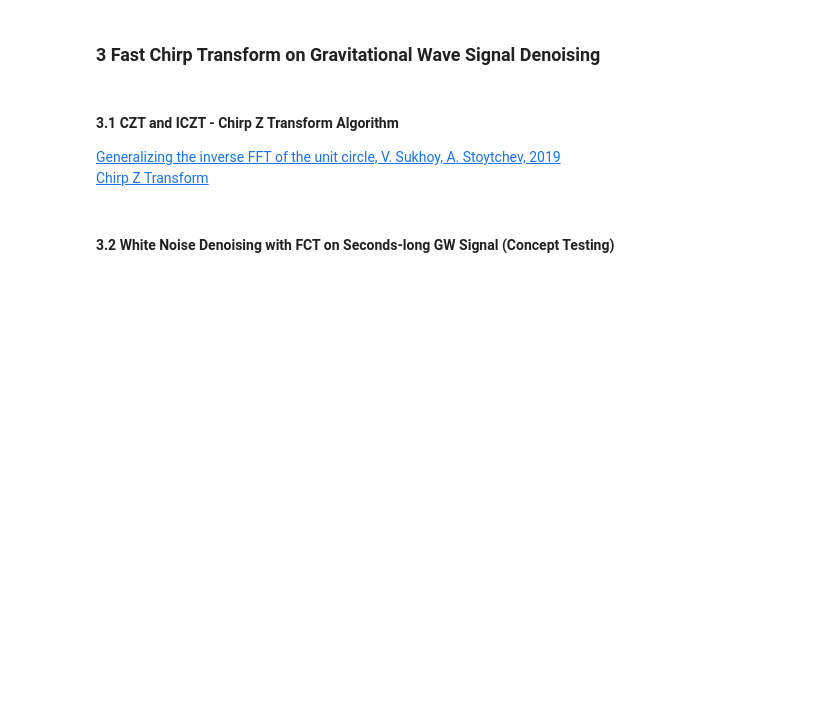
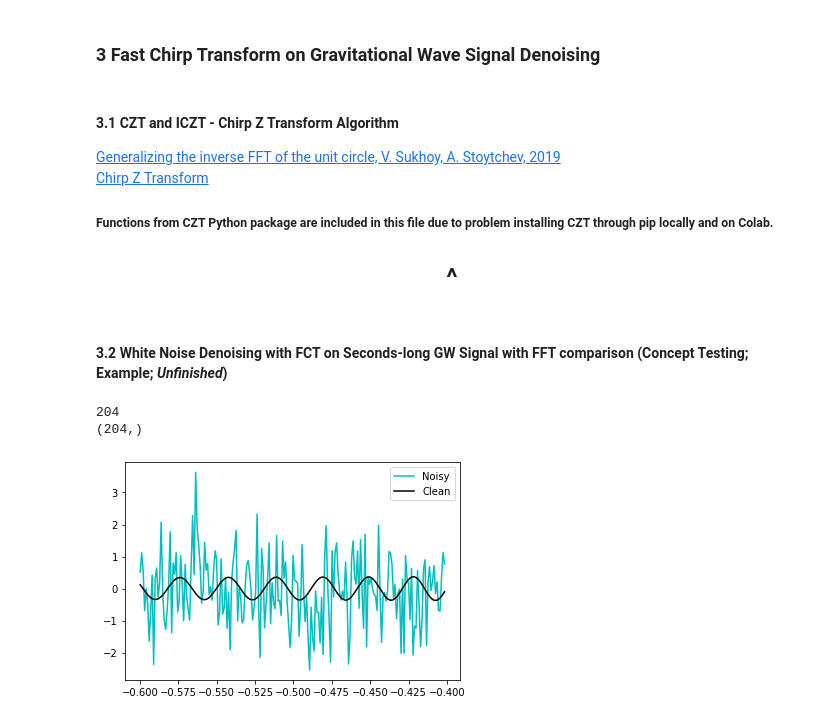
Before and after one commit to xli2522/GW-SignalGen, a Jupyter notebook: fast_chirp_gw.ipynb, the cells around one changed output. Saved outputs shown, nothing was run; the diff lists cells and outputs as text; code cells hidden in the pictures; blank space fills up the shorter version.

Commit message:
Small update on CZT functions, FFT-CZT Comparison

```diff
--- a/fast_chirp_gw.ipynb
+++ b/fast_chirp_gw.ipynb
@@ -368,3 +388,6 @@ plt.show()
 #### 3.1 CZT and ICZT - Chirp Z Transform Algorithm
 [Generalizing the inverse FFT of the unit circle, V. Sukhoy, A. Stoytchev, 2019](https://www.nature.com/articles/s41598-019-50234-9) <br>
 [Chirp Z Transform](https://github.com/garrettj403/CZT)
+##### Functions from CZT Python package are included in this file due to problem installing CZT through pip locally and on Colab.
+
+# <center>  ^</center>
@@ -371,2 +620,27 @@ plt.show()
 # %% [markdown]
-#### 3.2 White Noise Denoising with FCT on Seconds-long GW Signal (Concept Testing)
+#### 3.2 White Noise Denoising with FCT on Seconds-long GW Signal with FFT comparison (Concept Testing; Example; *<b>*Unfinished*</b>*)
+# %%
+#load noisy data
+noisy_series_CZT = noisy_series[-1]
+clean_series_CZT = clean_series[-1]
+current_series = generated_series[-1]
+
+L = int(np.floor(0.8*sample_rate))     #only take the last ? s
+L2 = int(np.floor(0.2*sample_rate))
+print(L2)
+#load time array
+t = current_series.sample_times[-L:][:L2]
+dt = 1/sample_rate
+print(np.shape(t))
+
+
+plt.figure()
+plt.plot(t, noisy_series_CZT[-L:][:L2], color='c', label='Noisy')
+plt.plot(t, clean_series_CZT[-L:][:L2], color='k', label='Clean')
+plt.legend()
+
+plt.show()
+# %% [output]
+204
+(204,)
+[figure, added]
```
Also changed, not shown: parts of 9 cells of this notebook.
